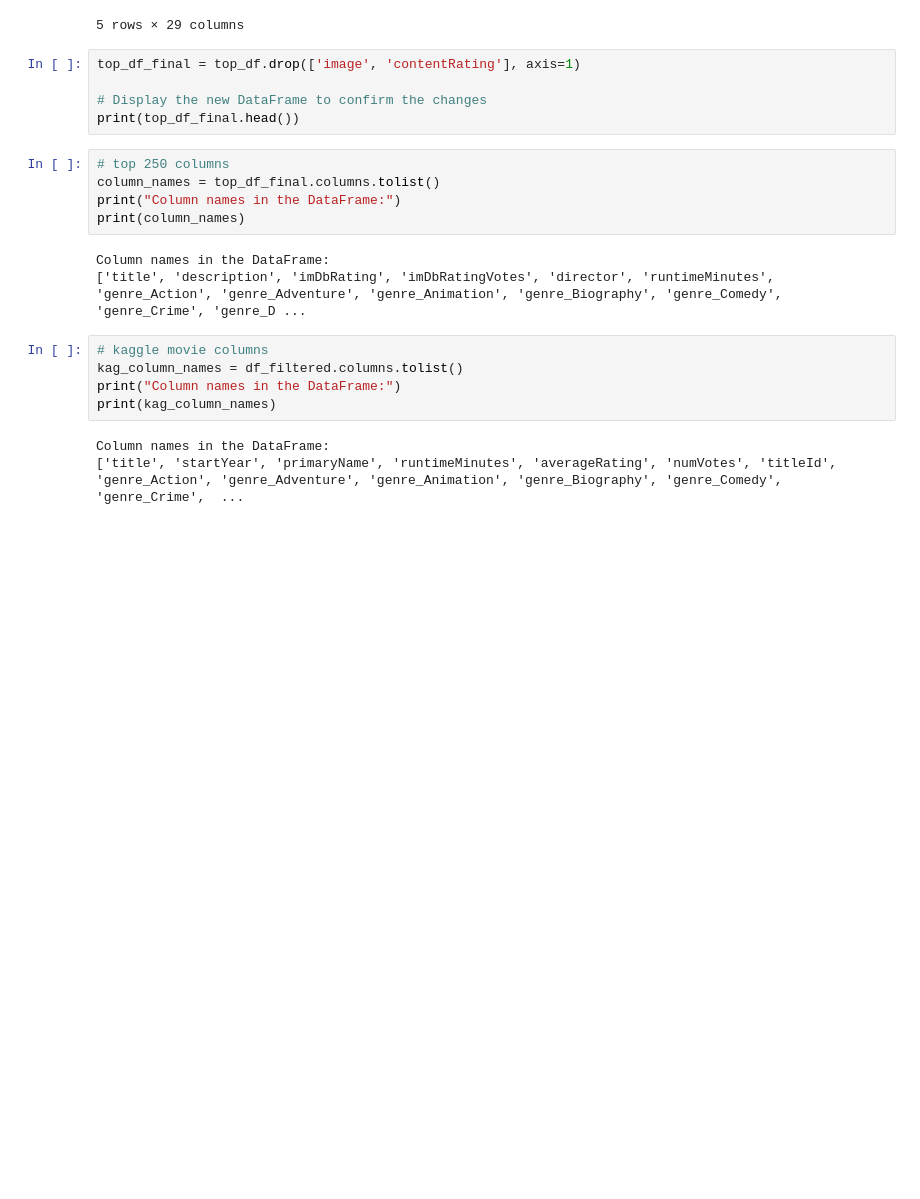
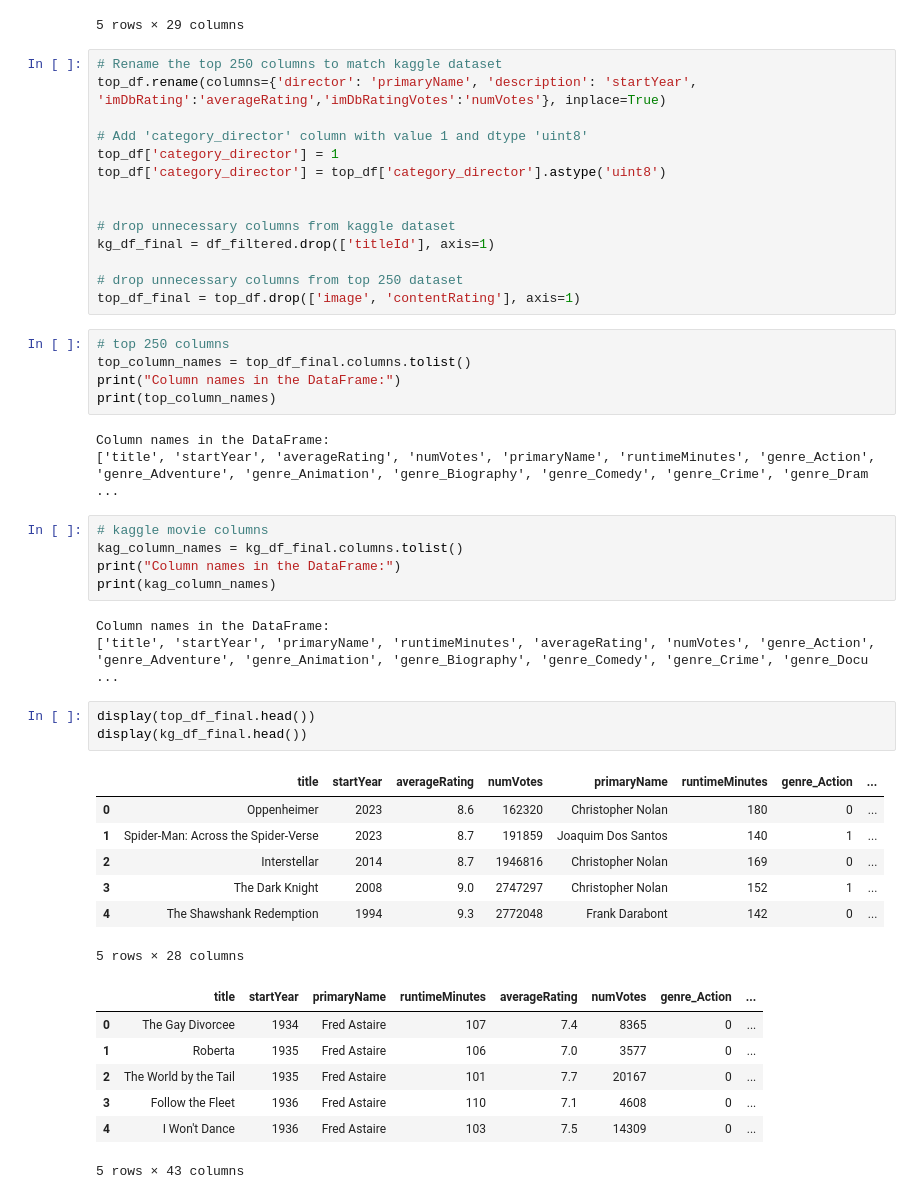
Before and after one commit to tdanh2018/movie-analysis, a Jupyter notebook: Movie_Recommendations/data_clean.ipynb, the cells around one changed output. Saved outputs shown, nothing was run; the diff lists cells and outputs as text; blank space fills up the shorter version.

```diff
--- a/Movie_Recommendations/data_clean.ipynb
+++ b/Movie_Recommendations/data_clean.ipynb
@@ -283,24 +291,51 @@ top_df.head()
 | 3 | https://m.media-amazon.com/images... | The Dark Knight | 2008 | PG-13 | 9.0 | 2747297 | Christopher Nolan | 152 | ... |
 | 4 | https://m.media-amazon.com/images... | The Shawshank Redemption | 1994 | R | 9.3 | 2772048 | Frank Darabont | 142 | ... |
 5 rows × 29 columns
-# %%
-top_df_final = top_df.drop(['image', 'contentRating'], axis=1)
-
-# Display the new DataFrame to confirm the changes
-print(top_df_final.head())
+# %%
+# Rename the top 250 columns to match kaggle dataset
+top_df.rename(columns={'director': 'primaryName', 'description': 'startYear', 'imDbRating':'averageRating','imDbRatingVotes':'numVotes'}, inplace=True)
+
+# Add 'category_director' column with value 1 and dtype 'uint8'
+top_df['category_director'] = 1
+top_df['category_director'] = top_df['category_director'].astype('uint8')
+
+
+# drop unnecessary columns from kaggle dataset
+kg_df_final = df_filtered.drop(['titleId'], axis=1)
+
+# drop unnecessary columns from top 250 dataset
+top_df_final = top_df.drop(['image', 'contentRating'], axis=1)
 # %%
 # top 250 columns
-column_names = top_df_final.columns.tolist()
+top_column_names = top_df_final.columns.tolist()
 print("Column names in the DataFrame:")
-print(column_names)
+print(top_column_names)
 # %% [output]
 Column names in the DataFrame:
-['title', 'description', 'imDbRating', 'imDbRatingVotes', 'director', 'runtimeMinutes', 'genre_Action', 'genre_Adventure', 'genre_Animation', 'genre_Biography', 'genre_Comedy', 'genre_Crime', 'genre_D ...
+['title', 'startYear', 'averageRating', 'numVotes', 'primaryName', 'runtimeMinutes', 'genre_Action', 'genre_Adventure', 'genre_Animation', 'genre_Biography', 'genre_Comedy', 'genre_Crime', 'genre_Dram ...
 # %%
 # kaggle movie columns
-kag_column_names = df_filtered.columns.tolist()
+kag_column_names = kg_df_final.columns.tolist()
 print("Column names in the DataFrame:")
 print(kag_column_names)
 # %% [output]
 Column names in the DataFrame:
-['title', 'startYear', 'primaryName', 'runtimeMinutes', 'averageRating', 'numVotes', 'titleId', 'genre_Action', 'genre_Adventure', 'genre_Animation', 'genre_Biography', 'genre_Comedy', 'genre_Crime',  ...
+['title', 'startYear', 'primaryName', 'runtimeMinutes', 'averageRating', 'numVotes', 'genre_Action', 'genre_Adventure', 'genre_Animation', 'genre_Biography', 'genre_Comedy', 'genre_Crime', 'genre_Docu ...
+# %%
+display(top_df_final.head())
+display(kg_df_final.head())
+# %% [output]
+|  | title | startYear | averageRating | numVotes | primaryName | runtimeMinutes | genre_Action | ... |
+| 0 | Oppenheimer | 2023 | 8.6 | 162320 | Christopher Nolan | 180 | 0 | ... |
+| 1 | Spider-Man: Across the Spider-Verse | 2023 | 8.7 | 191859 | Joaquim Dos Santos | 140 | 1 | ... |
+| 2 | Interstellar | 2014 | 8.7 | 1946816 | Christopher Nolan | 169 | 0 | ... |
+| 3 | The Dark Knight | 2008 | 9.0 | 2747297 | Christopher Nolan | 152 | 1 | ... |
+| 4 | The Shawshank Redemption | 1994 | 9.3 | 2772048 | Frank Darabont | 142 | 0 | ... |
+5 rows × 28 columns
+|  | title | startYear | primaryName | runtimeMinutes | averageRating | numVotes | genre_Action | ... |
+| 0 | The Gay Divorcee | 1934 | Fred Astaire | 107 | 7.4 | 8365 | 0 | ... |
+| 1 | Roberta | 1935 | Fred Astaire | 106 | 7.0 | 3577 | 0 | ... |
+| 2 | The World by the Tail | 1935 | Fred Astaire | 101 | 7.7 | 20167 | 0 | ... |
+| 3 | Follow the Fleet | 1936 | Fred Astaire | 110 | 7.1 | 4608 | 0 | ... |
+| 4 | I Won't Dance | 1936 | Fred Astaire | 103 | 7.5 | 14309 | 0 | ... |
+5 rows × 43 columns
```
Also changed, not shown: parts of 7 cells of this notebook, 5 other files.
